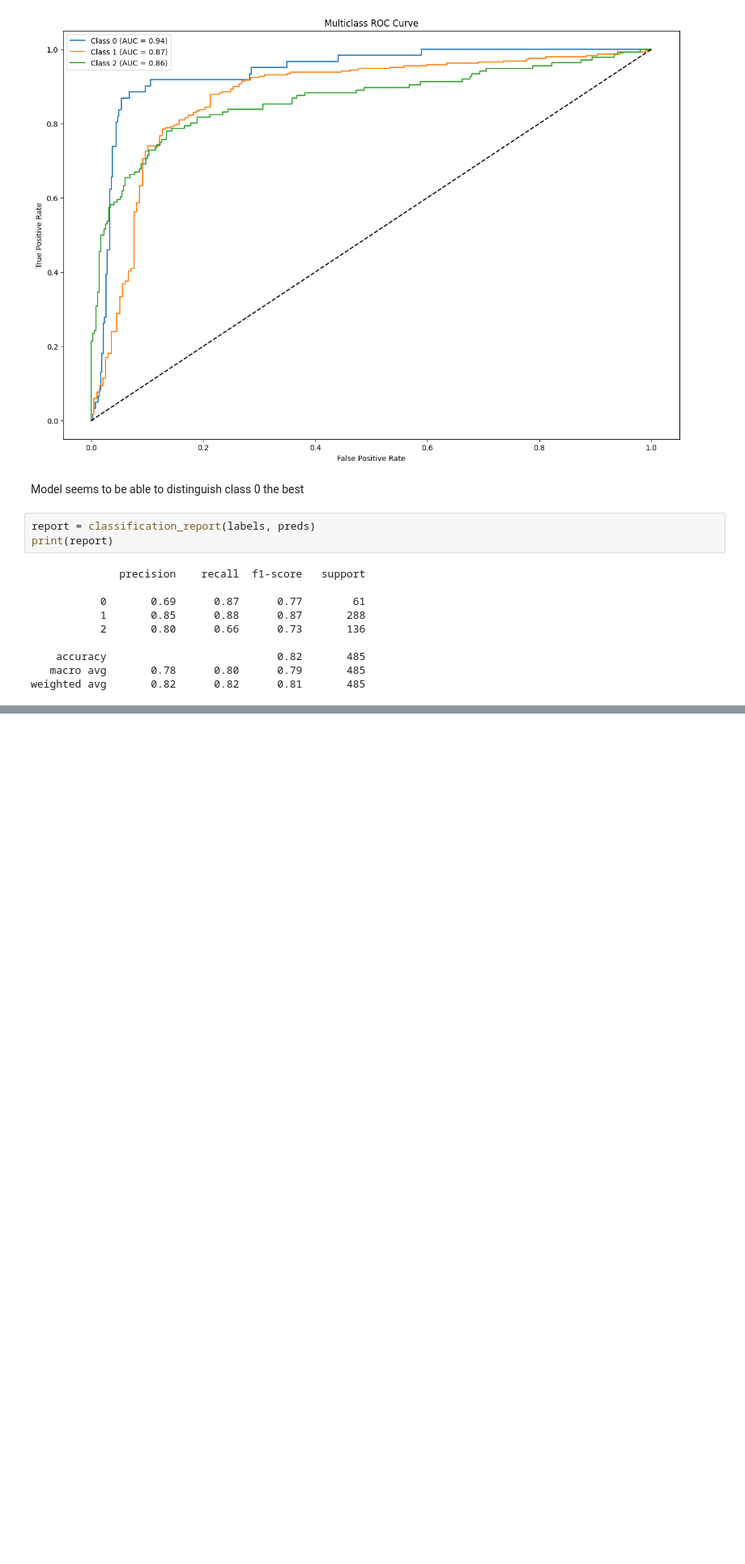
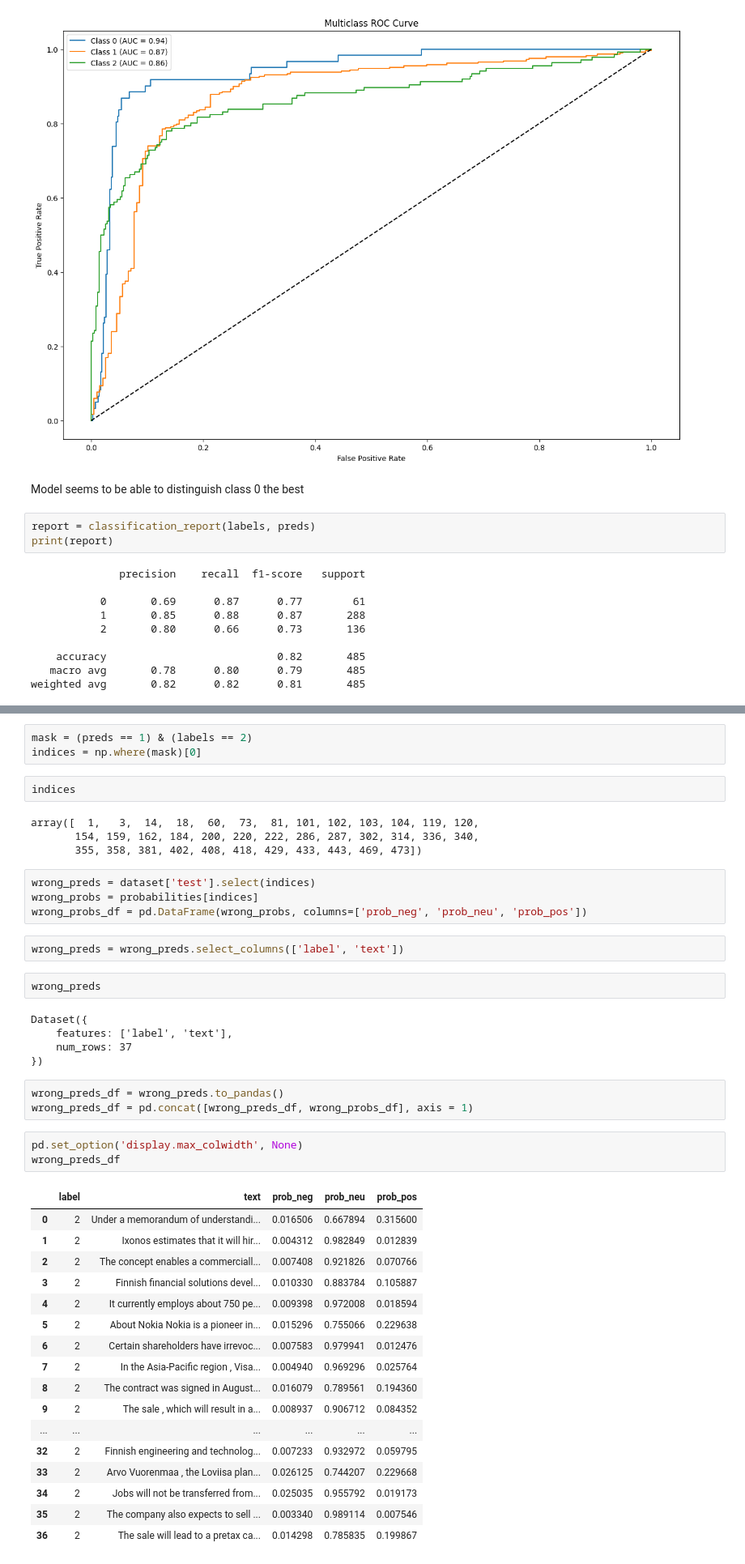
Before and after one commit to yjiahao/natural-language-processing, a Jupyter notebook: assignment_3_finetuning/src/finetune_BERT.ipynb, the cells around one changed output, grey strips where cells are left out. Shown at 81% size. Cells and saved outputs as stored; diff of their text form; blank space fills up the shorter version.

Commit message:
add additional analysis on poorly classified pieces of text

```diff
--- a/assignment_3_finetuning/src/finetune_BERT.ipynb
+++ b/assignment_3_finetuning/src/finetune_BERT.ipynb
@@ -223,0 +233,46 @@ weighted avg       0.82      0.82      0.81       485
+# %%
+mask = (preds == 1) & (labels == 2)
+indices = np.where(mask)[0]
+# %%
+indices
+# %% [output]
+array([  1,   3,  14,  18,  60,  73,  81, 101, 102, 103, 104, 119, 120,
+       154, 159, 162, 184, 200, 220, 222, 286, 287, 302, 314, 336, 340,
+       355, 358, 381, 402, 408, 418, 429, 433, 443, 469, 473])
+# %%
+wrong_preds = dataset['test'].select(indices)
+wrong_probs = probabilities[indices]
+wrong_probs_df = pd.DataFrame(wrong_probs, columns=['prob_neg', 'prob_neu', 'prob_pos'])
+# %%
+wrong_preds = wrong_preds.select_columns(['label', 'text'])
+# %%
+wrong_preds
+# %% [output]
+Dataset({
+    features: ['label', 'text'],
+    num_rows: 37
+})
+# %%
+wrong_preds_df = wrong_preds.to_pandas()
+wrong_preds_df = pd.concat([wrong_preds_df, wrong_probs_df], axis = 1)
+# %%
+pd.set_option('display.max_colwidth', None)
+wrong_preds_df
+# %% [output]
+|  | label | text | prob_neg | prob_neu | prob_pos |
+| 0 | 2 | Under a memorandum of understandi... | 0.016506 | 0.667894 | 0.315600 |
+| 1 | 2 | Ixonos estimates that it will hir... | 0.004312 | 0.982849 | 0.012839 |
+| 2 | 2 | The concept enables a commerciall... | 0.007408 | 0.921826 | 0.070766 |
+| 3 | 2 | Finnish financial solutions devel... | 0.010330 | 0.883784 | 0.105887 |
+| 4 | 2 | It currently employs about 750 pe... | 0.009398 | 0.972008 | 0.018594 |
+| 5 | 2 | About Nokia Nokia is a pioneer in... | 0.015296 | 0.755066 | 0.229638 |
+| 6 | 2 | Certain shareholders have irrevoc... | 0.007583 | 0.979941 | 0.012476 |
+| 7 | 2 | In the Asia-Pacific region , Visa... | 0.004940 | 0.969296 | 0.025764 |
+| 8 | 2 | The contract was signed in August... | 0.016079 | 0.789561 | 0.194360 |
+| 9 | 2 | The sale , which will result in a... | 0.008937 | 0.906712 | 0.084352 |
+| ... | ... | ... | ... | ... | ... |
+| 32 | 2 | Finnish engineering and technolog... | 0.007233 | 0.932972 | 0.059795 |
+| 33 | 2 | Arvo Vuorenmaa , the Loviisa plan... | 0.026125 | 0.744207 | 0.229668 |
+| 34 | 2 | Jobs will not be transferred from... | 0.025035 | 0.955792 | 0.019173 |
+| 35 | 2 | The company also expects to sell ... | 0.003340 | 0.989114 | 0.007546 |
+| 36 | 2 | The sale will lead to a pretax ca... | 0.014298 | 0.785835 | 0.199867 |
```
Also changed, not shown: parts of 4 cells of this notebook.
